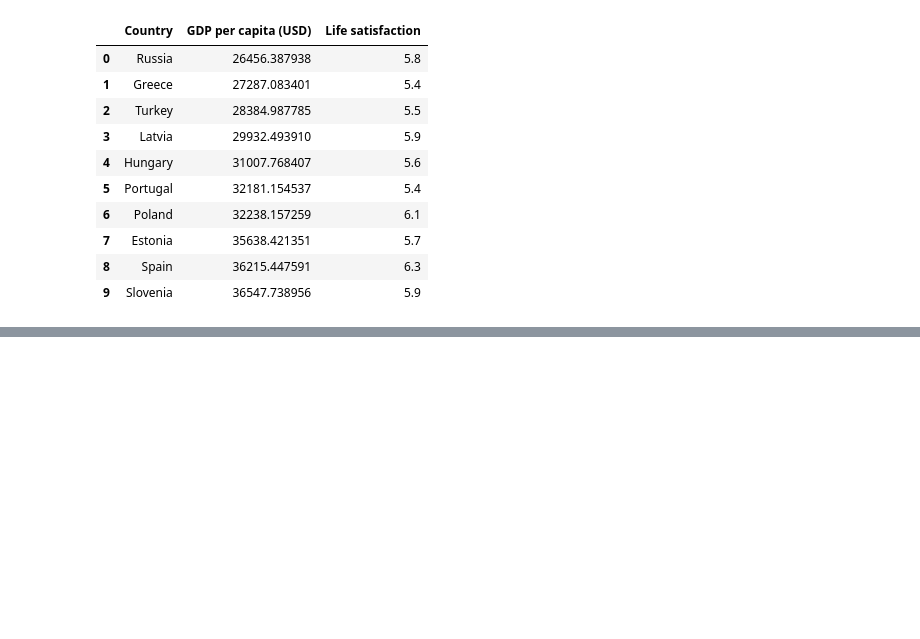
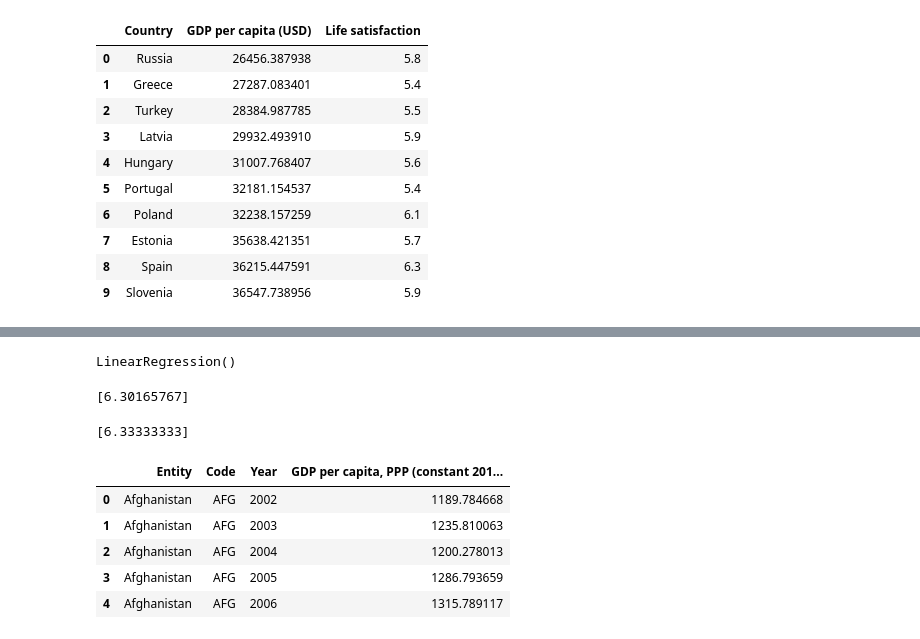
Before and after one commit to khaiwalVikrant/ai_ml_practice, a Jupyter notebook: heads_on_machine_learning/chapter_1.ipynb, the cells around one changed output, grey strips where cells are left out. Drawn from its saved outputs; the diff is of its cells as text; code cells hidden in the pictures; blank space fills up the shorter version.

Commit message:
linear regression

```diff
--- a/heads_on_machine_learning/chapter_1.ipynb
+++ b/heads_on_machine_learning/chapter_1.ipynb
@@ -52,0 +82,25 @@ Name: GDP per capita (USD), dtype: float64
+# %%
+# select a linear model
+from sklearn.linear_model import LinearRegression
+model = LinearRegression()
+
+# train the model
+model.fit(X, y)
+# %% [output]
+LinearRegression()
+# %%
+# Make prediction for Cyprus
+X_new = [[37_655.2]]
+print(model.predict(X_new))
+# %% [output]
+[6.30165767]
+# %%
+from sklearn.neighbors import KNeighborsRegressor
+
+# train model with KNeighborsRegressor
+model = KNeighborsRegressor(n_neighbors=3)
+model.fit(X, y)
+
+print(model.predict(X_new))
+# %% [output]
+[6.33333333]
@@ -52,0 +122,9 @@ Name: GDP per capita (USD), dtype: float64
+# %%
+gdp_per_capita.head()
+# %% [output]
+|  | Entity | Code | Year | GDP per capita, PPP (constant 201... |
+| 0 | Afghanistan | AFG | 2002 | 1189.784668 |
+| 1 | Afghanistan | AFG | 2003 | 1235.810063 |
+| 2 | Afghanistan | AFG | 2004 | 1200.278013 |
+| 3 | Afghanistan | AFG | 2005 | 1286.793659 |
+| 4 | Afghanistan | AFG | 2006 | 1315.789117 |
```
Also changed, not shown: parts of 11 cells of this notebook, 4 other files.
